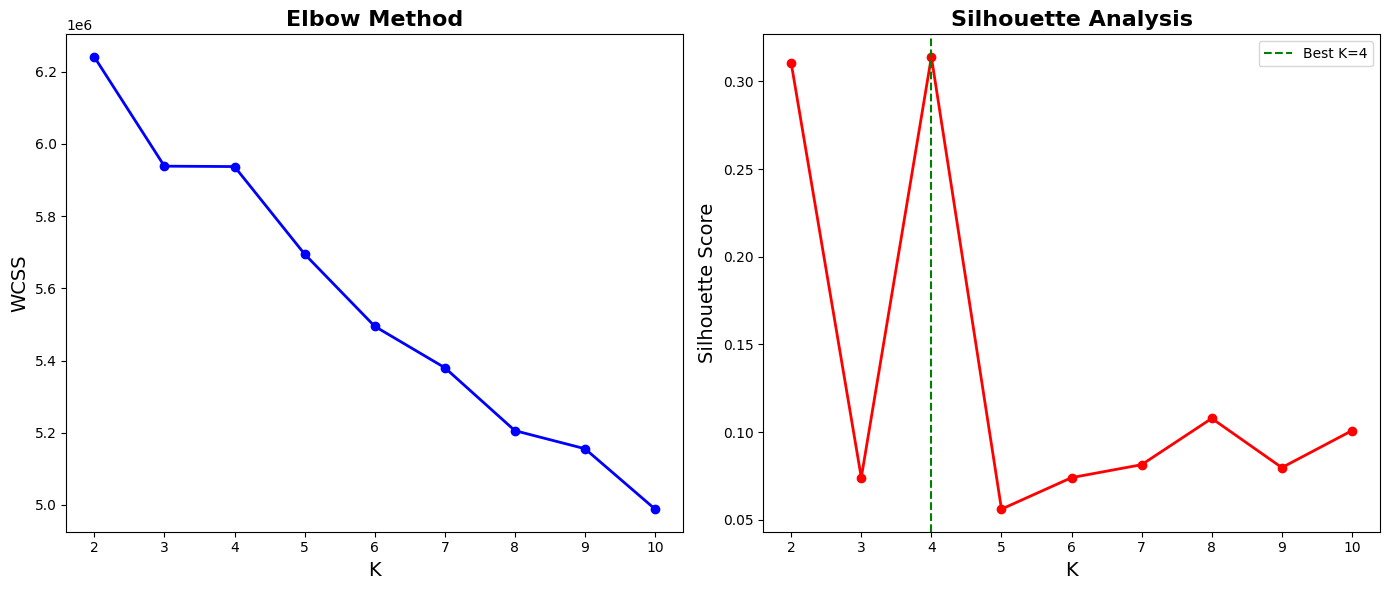
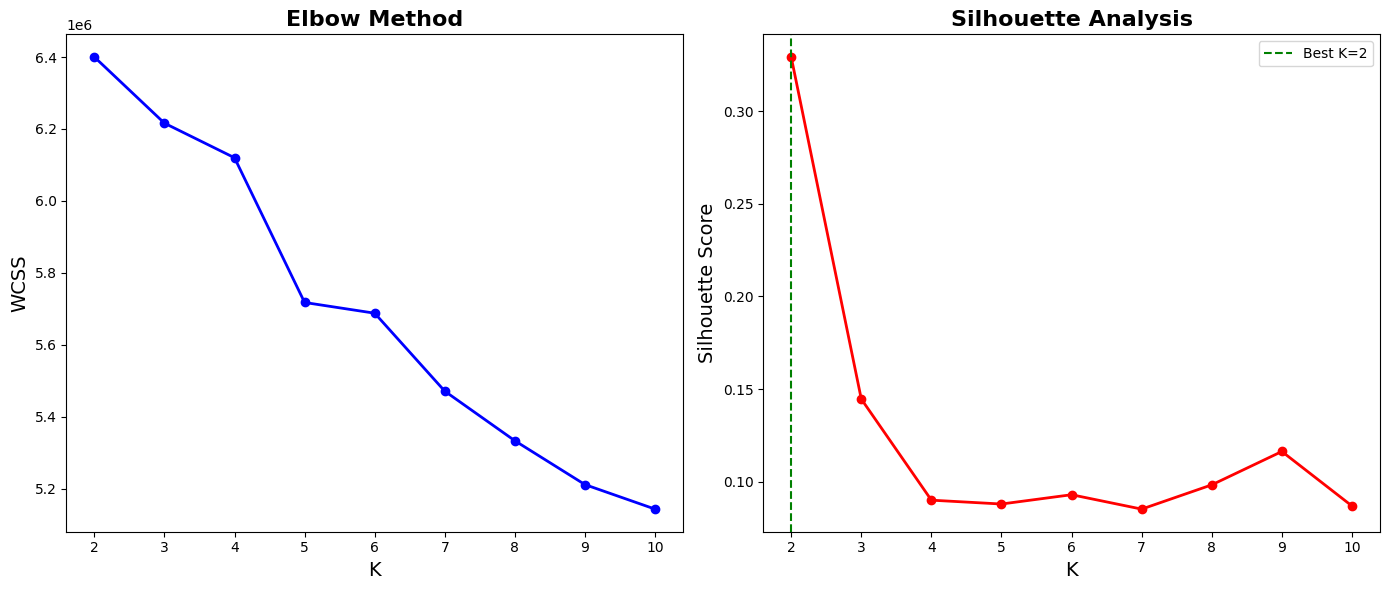
The change to this notebook cell's code, shown as a diff; its figure went from the first image to the second:
--- before
+++ after
@@ -17,4 +17,4 @@
 
 plt.tight_layout()
-plt.savefig(os.path.join(os.path.join(BASE_DIR, 'outputs', 'plots'), '11_kmeans_elbow.png'))
+plt.savefig(os.path.join('outputs', 'plots', '11_kmeans_elbow.png'))
 plt.show()

Commit: Omar raouf